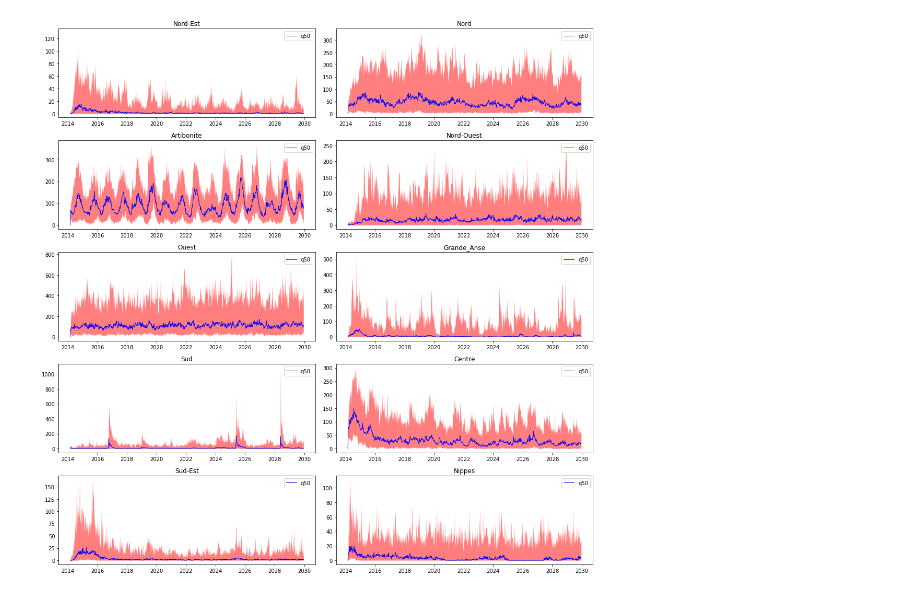
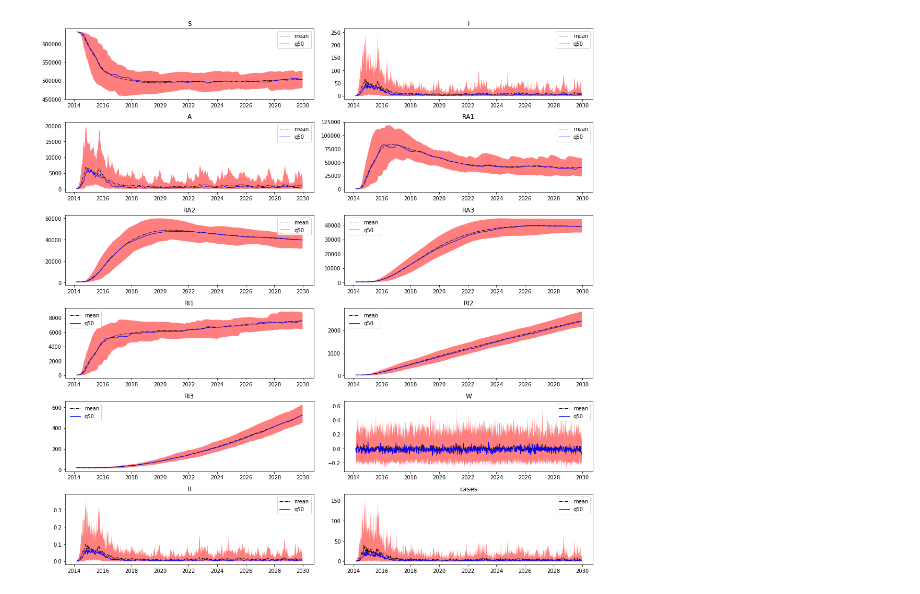
Before and after one commit to jcblemai/haiti-mass-ocv-campaign, a Jupyter notebook: forecast.ipynb, the cells around one changed output. Saved outputs shown, nothing was run; the diff lists cells and outputs as text; code cells hidden in the pictures.

Commit message:
Plottliers plots and working throurg vaccination implementation

```diff
--- a/forecast.ipynb
+++ b/forecast.ipynb
@@ -13,11 +13,13 @@ from rpy2.robjects import pandas2ri
 pandas2ri.activate()
 
 rainfall = pd.read_csv('haiti-data/fromAzman/rainfall.csv', index_col = 0, parse_dates = True)
+cases    = pd.read_csv('haiti-data/fromAzman/cases_corrected.csv', index_col=0, parse_dates =True)
+
 
 params_name = ['sigma', 'betaB', 'mu_B', 'XthetaA', 'thetaI', 'gammaI',
               'lambda', 'lambdaR', 'r', 'rhoA', 'XrhoI', 'std_W',
               'epsilon', 'k', 'foi_add', 'Rtot_0', 'gammaA',
-              'H', 'D', 'mu', 'alpha', 'gammaA', 'I_0',
+              'H', 'D', 'mu', 'alpha', 'I_0',
               'A_0' , 'B_0', 'RI1_0', 'RI2_0', 'RI3_0', 'RA1_0',
               'RA2_0', 'RA3_0']
 
@@ -27,7 +29,7 @@ stream = open('haiti-data/input_parameters.yaml', 'r')
 input_parameters = yaml.load(stream)
 
 dept_name = [list(pop.keys())[0] for pop in input_parameters['population']]
-dept_avail = os.listdir('output')
+dept_avail = os.listdir('output_old')
 t_start = input_parameters['t_start']
 t_for = datetime.date(2029,12,21)
 
@@ -119,0 +133,19 @@ params_disp
+# %%
+fig, axes = plt.subplots((len(all_data))//2, 2, figsize=(20,15), squeeze = True);
+axes = axes.flatten();
+for i, dp in enumerate(dept_avail):
+    axt =  axes[i].twinx()
+    axes[i].plot(cases[dp][t_start:], marker='.', linestyle='-',color='k', linewidth=0, markersize=1 )
+    axes[i].fill_between(all_data[dp]['cases']['q05'].index, all_data[dp]['cases']['q05'], all_data[dp]['cases']['q95'], alpha = .5, color = 'red', linewidth = 0)
+    #axes[i].plot(all_data[dp]['cases']['mean'], linewidth=1, alpha = 1,linestyle='-.', color = 'black')
+    axes[i].plot(all_data[dp]['cases']['q50'], alpha = 1,linestyle='-', linewidth = 1, color = 'darkblue')
+    axt.bar(pd.date_range(t_start,t_for, freq='W-SAT').date, rain[dp].resample('W-SAT').sum()[t_start:t_for],
+                label = r'Rainfall', color = 'darkblue', width=7, alpha = 1)
+
+    axes[i].set_title(dp)
+    axes[i].set_ylim(0)
+    axt.set_ylim(2*max(rain[dp].resample('W-SAT').sum()[t_start:t_for]),0) # check if only reverse y
+    axes[i].set_xlim(t_start, t_for)
+    #axes[i].legend()
+
+fig.tight_layout()
@@ -120,13 +154,14 @@ params_disp
 # %%
-fig, axes = plt.subplots((len(all_data))//2, 2, figsize=(15,15), squeeze = True);
+dp = 'Sud-Est'
+fig, axes = plt.subplots((len(compartments))//2, 2, figsize=(15,15), squeeze = True);
 axes = axes.flatten();
-for i, dp in enumerate(dept_avail):
-    axes[i].fill_between(all_data[dp]['cases']['q05'].index, all_data[dp]['cases']['q05'], all_data[dp]['cases']['q95'], alpha = .5, color = 'red', linewidth = 0)
-    #axes[i].plot(all_data[dp]['cases']['mean'], linewidth=1, alpha = 1,linestyle='-.', color = 'black')
-    axes[i].plot(all_data[dp]['cases']['q50'], alpha = 1,linestyle='-', linewidth = 1, color = 'blue')
-    axes[i].set_title(dp)
+for i, comp in enumerate(compartments):
+    axes[i].fill_between(all_data[dp][comp]['q05'].index, all_data[dp][comp]['q05'], all_data[dp][comp]['q95'], alpha = .5, color = 'red', linewidth = 0)
+    axes[i].plot(all_data[dp][comp]['mean'], linewidth=1, alpha = 1,linestyle='-.', color = 'black')
+    axes[i].plot(all_data[dp][comp]['q50'], alpha = 1,linestyle='-', linewidth = 1, color = 'blue')
+    axes[i].set_title(comp)
     axes[i].legend()
 
 fig.tight_layout()
 # %% [output]
-[figure, old version]
+[figure, new version]
```
Also changed, not shown: parts of 9 cells of this notebook, 4 other files.
